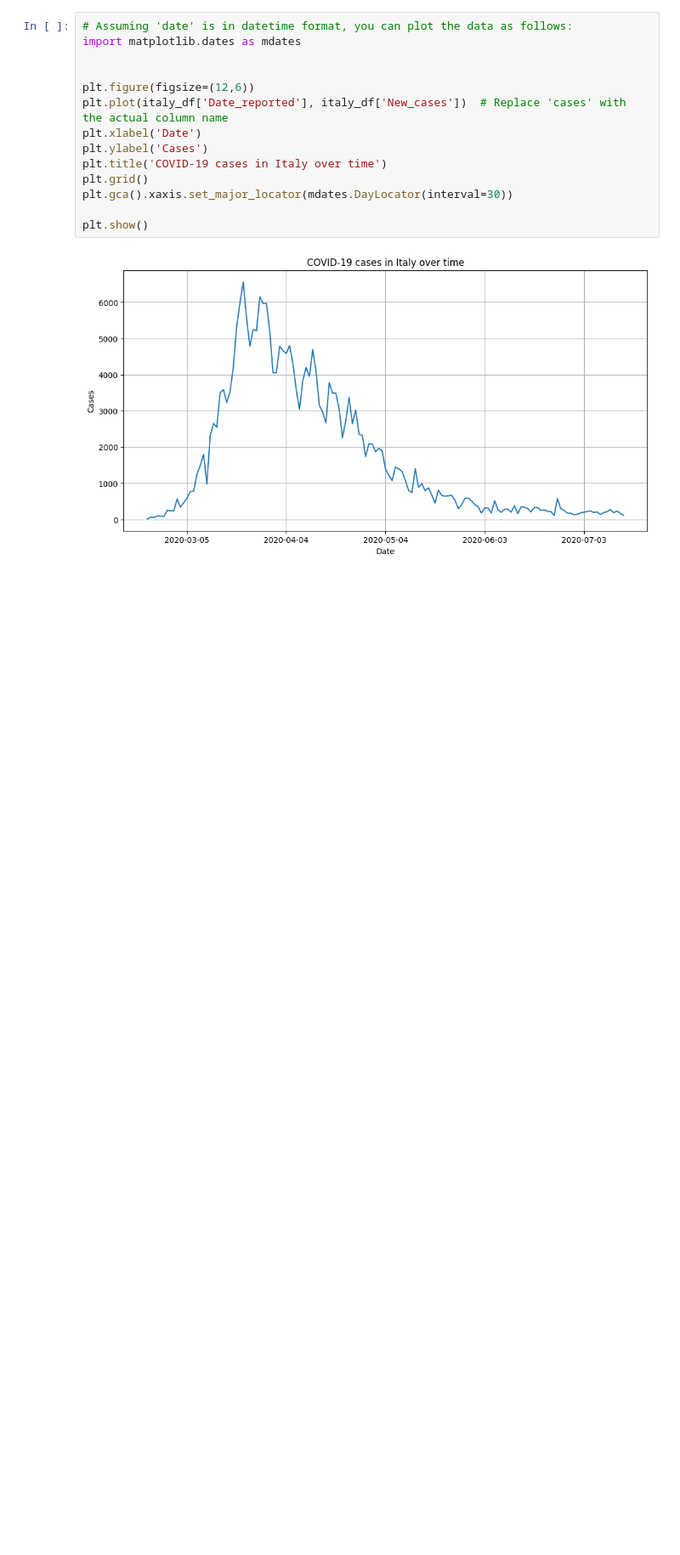
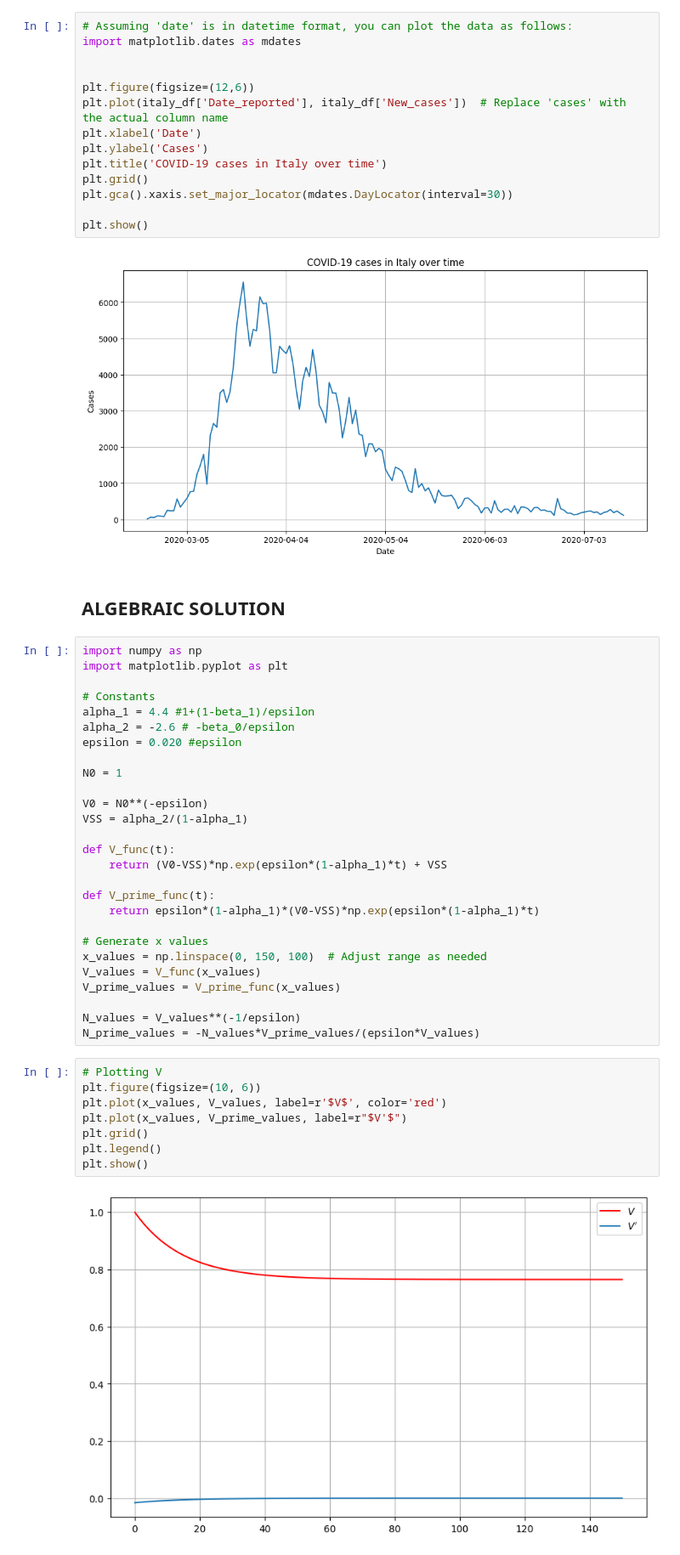
Before and after one commit to Naarsk/Economics, a Jupyter notebook: Econometrics/Coronavirus/coronav.ipynb, the cells around one changed output. Shown: that part at 85% size. Drawn from its saved outputs; the diff is of its cells as text; blank space fills up the shorter version.

```diff
--- a/Econometrics/Coronavirus/coronav.ipynb
+++ b/Econometrics/Coronavirus/coronav.ipynb
@@ -76,3 +96,42 @@ plt.gca().xaxis.set_major_locator(mdates.DayLocator(interval=30))
 plt.show()
 # %% [output]
 [figure]
+# %% [markdown]
+## ALGEBRAIC SOLUTION
+# %%
+import numpy as np
+import matplotlib.pyplot as plt
+
+# Constants
+alpha_1 = 4.4 #1+(1-beta_1)/epsilon
+alpha_2 = -2.6 # -beta_0/epsilon
+epsilon = 0.020 #epsilon
+
+N0 = 1
+
+V0 = N0**(-epsilon)
+VSS = alpha_2/(1-alpha_1)
+
+def V_func(t):
+    return (V0-VSS)*np.exp(epsilon*(1-alpha_1)*t) + VSS
+
+def V_prime_func(t):
+    return epsilon*(1-alpha_1)*(V0-VSS)*np.exp(epsilon*(1-alpha_1)*t)
+
+# Generate x values
+x_values = np.linspace(0, 150, 100)  # Adjust range as needed
+V_values = V_func(x_values)
+V_prime_values = V_prime_func(x_values)
+
+N_values = V_values**(-1/epsilon)
+N_prime_values = -N_values*V_prime_values/(epsilon*V_values)
+# %%
+# Plotting V
+plt.figure(figsize=(10, 6))
+plt.plot(x_values, V_values, label=r'$V$', color='red')
+plt.plot(x_values, V_prime_values, label=r"$V'$")
+plt.grid()
+plt.legend()
+plt.show()
+# %% [output]
+[figure, added]
```
Also changed, not shown: parts of 5 cells of this notebook, 22 other files.
